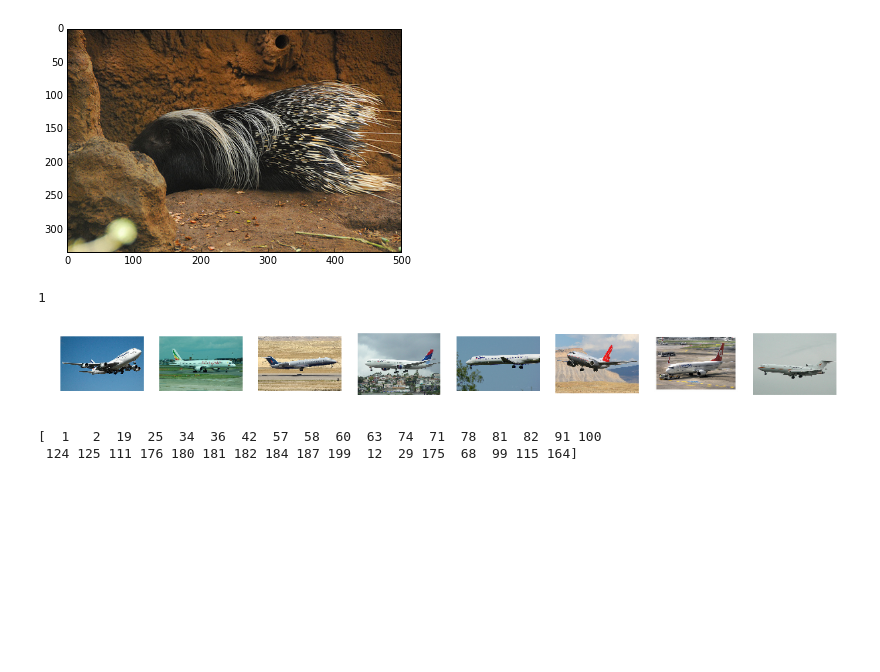
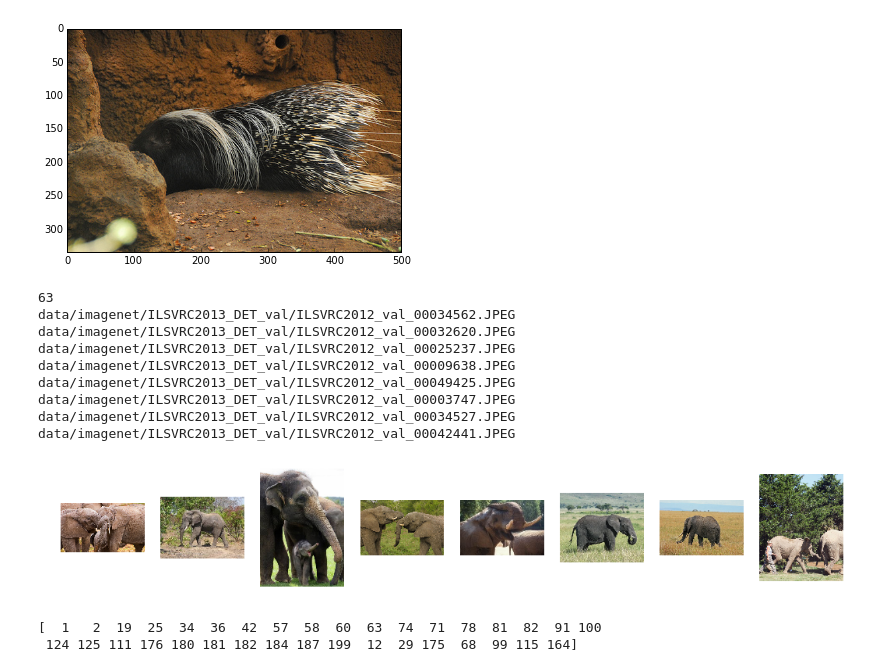
Before and after one commit to jcjohnson/bidi-muri, a Jupyter notebook: compute_confusion.ipynb, the cells around one changed output. Drawn from its saved outputs; the diff is of its cells as text; code cells hidden in the pictures; blank space fills up the shorter version.

```diff
--- a/compute_confusion.ipynb
+++ b/compute_confusion.ipynb
@@ -9,8 +9,8 @@ from scipy.misc import imread
 %matplotlib inline
 # %%
 SCORES_FILE = 'data/scores.h5'
-IMAGE_FILE = 'data/ilsvrc14-50k-det.h5'
-JSON_FILE = 'data/ilsvrc14-50k-det.json'
+IMAGE_FILE = 'data/ilsvrc14-det.h5'
+JSON_FILE = 'data/ilsvrc14-det.json'
 
 with open(JSON_FILE, 'r') as f:
   json_data = json.load(f)
@@ -43,24 +43,32 @@ data/imagenet/ILSVRC2013_DET_val/ILSVRC2012_val_00000007.JPEG
 [figure]
 # %%
 # As a sanity check, show the top classified images for a couple classes
-name = 'airplane'
+name = 'elephant'
 num_to_show = 8
 
 det_id = json_data['name_to_det_id'][name] - 1
 print det_id
 order = np.argsort(val_scores[:, det_id])[::-1]
 
 for i, idx in enumerate(order[:num_to_show]):
   image_id = val_idx_to_image_id[idx]
   img = load_val_image(image_id)
   plt.subplot(1, num_to_show, i + 1)
   plt.imshow(img)
   plt.axis('off')
 plt.gcf().set_size_inches(18, 5)
 plt.show()
 # %% [output]
-1
+63
+data/imagenet/ILSVRC2013_DET_val/ILSVRC2012_val_00034562.JPEG
+data/imagenet/ILSVRC2013_DET_val/ILSVRC2012_val_00032620.JPEG
+data/imagenet/ILSVRC2013_DET_val/ILSVRC2012_val_00025237.JPEG
+data/imagenet/ILSVRC2013_DET_val/ILSVRC2012_val_00009638.JPEG
+data/imagenet/ILSVRC2013_DET_val/ILSVRC2012_val_00049425.JPEG
+data/imagenet/ILSVRC2013_DET_val/ILSVRC2012_val_00003747.JPEG
+data/imagenet/ILSVRC2013_DET_val/ILSVRC2012_val_00034527.JPEG
+data/imagenet/ILSVRC2013_DET_val/ILSVRC2012_val_00042441.JPEG
-[figure, old version]
+[figure, new version]
 # %%
 names_subset = [
   'airplane',
```
Also changed, not shown: parts of 3 cells of this notebook, 15 other files.
